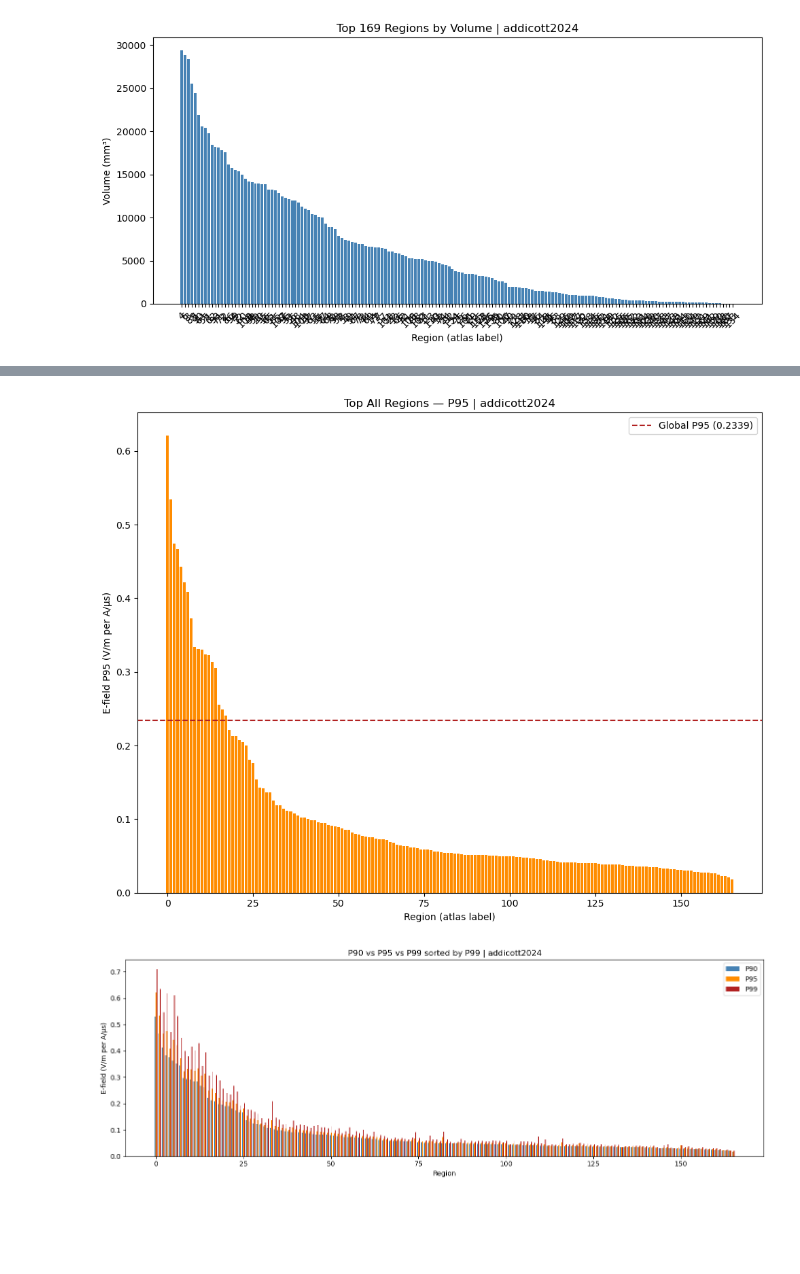
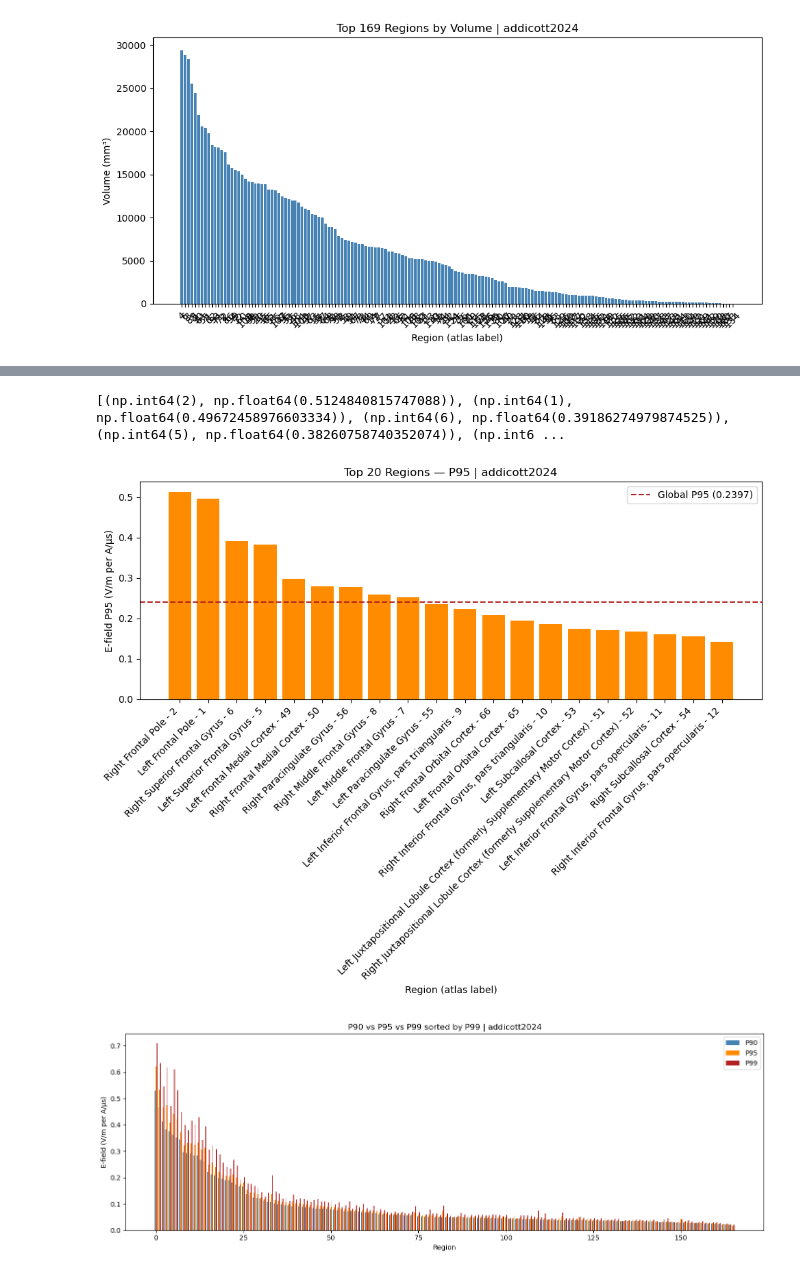
Before and after one commit to BastienBedard/SimNIBS_edits_2026, a Jupyter notebook: analysis/graph_TMS.ipynb, the cells around one changed output, grey strips where cells are left out. Drawn from its saved outputs; the diff is of its cells as text; code cells hidden in the pictures; blank space fills up the shorter version.

```diff
--- a/analysis/graph_TMS.ipynb
+++ b/analysis/graph_TMS.ipynb
@@ -68,4 +43,5 @@ Les protocoles suivantes n'existe pas dans le dossier: ['li2026']
 # %%
 # ─── Study id ─────────────────
 study_id = "addicott2024"
-p = ProtocoleAnalysis(study_id=study_id, HO_atlas=False)
+p = ProtocoleAnalysis(study_id=study_id, HO_atlas=True)
+p1
@@ -289,34 +288,36 @@ plt.show()
 # %%
 # ──— P95 by region ─────────────────────────────────────────────────
-n = "all"
+n = 20
 percentile=95
 
 top    = p.rank_regions(n=n, metric="percentile", percentile=percentile)
+print(top)
 region_ids = [r[0] for r in top]
 values     = [r[1] for r in top]
 labels     = p.get_labels_for_regions(region_ids)
 
 global_pct = np.percentile(p.magnE, percentile)
 
 if type(n) is str or n >= 50:
     labels = range(len(labels))
 
 n_label = "All" if n == "all" else n
 fig, ax = plt.subplots(figsize=(10, 8))
 ax.bar(labels, values, color="darkorange")
 ax.axhline(y=global_pct, color="firebrick", linestyle="--",
            linewidth=1.5, label=f"Global P{percentile} ({global_pct:.4f})")
 if type(n) is not str and n <= 50:
     ax.set_xticks(labels)
     ax.set_xticklabels(labels, rotation=45, ha="right")
 ax.set_xlabel("Region (atlas label)")
 ax.set_ylabel(f"E-field P{percentile} (V/m per A/µs)")
 ax.set_title(f"Top {n_label} Regions — P{percentile} | {study_id}")
 ax.legend()
 plt.tight_layout()
 plt.show()
 # %% [output]
+[(np.int64(2), np.float64(0.5124840815747088)), (np.int64(1), np.float64(0.49672458976603334)), (np.int64(6), np.float64(0.39186274979874525)), (np.int64(5), np.float64(0.38260758740352074)), (np.int6 ...
-[figure, old version]
+[figure, new version]
 # %%
 # histogramme of p90-p95-p99
 all_p90 = dict(p.rank_regions(n="all", metric="percentile", percentile=90))
```
Also changed, not shown: parts of 13 cells of this notebook, 1 other file.
